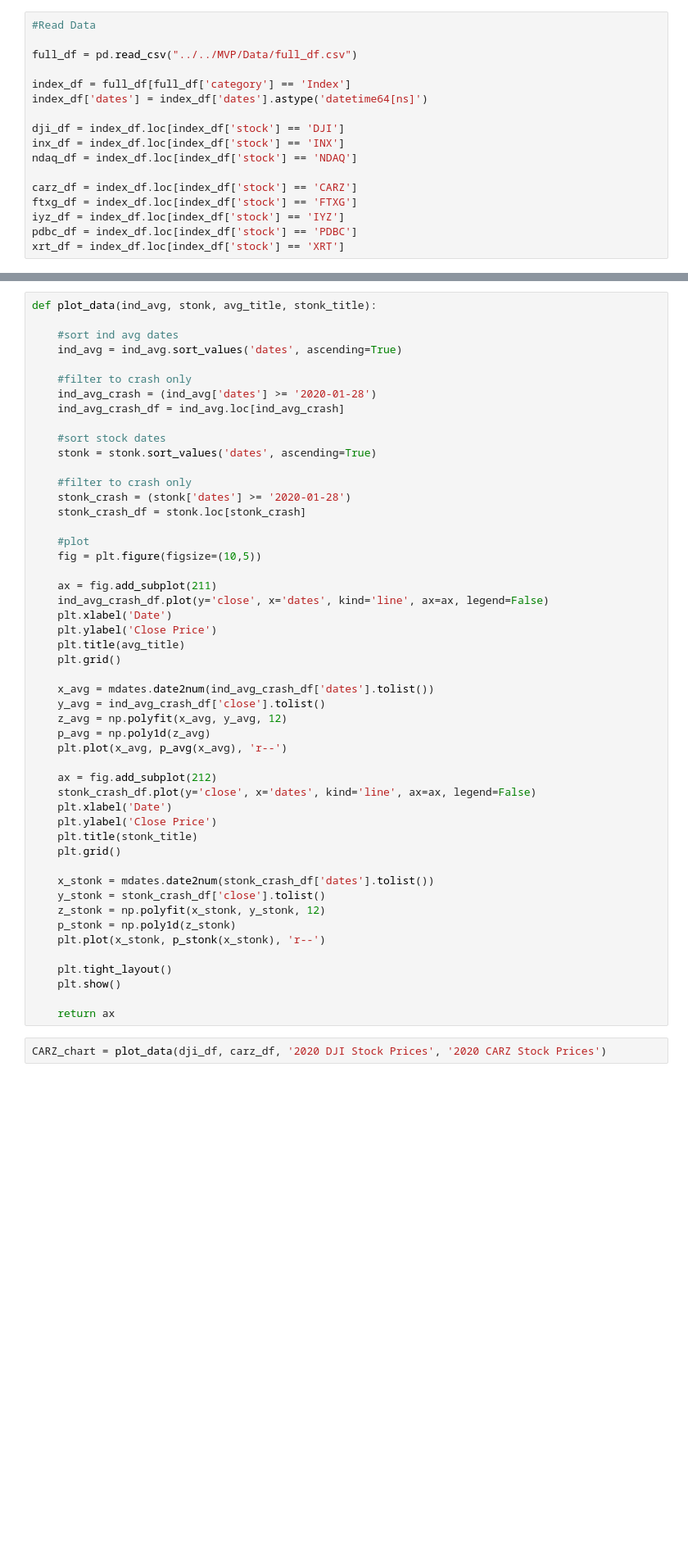
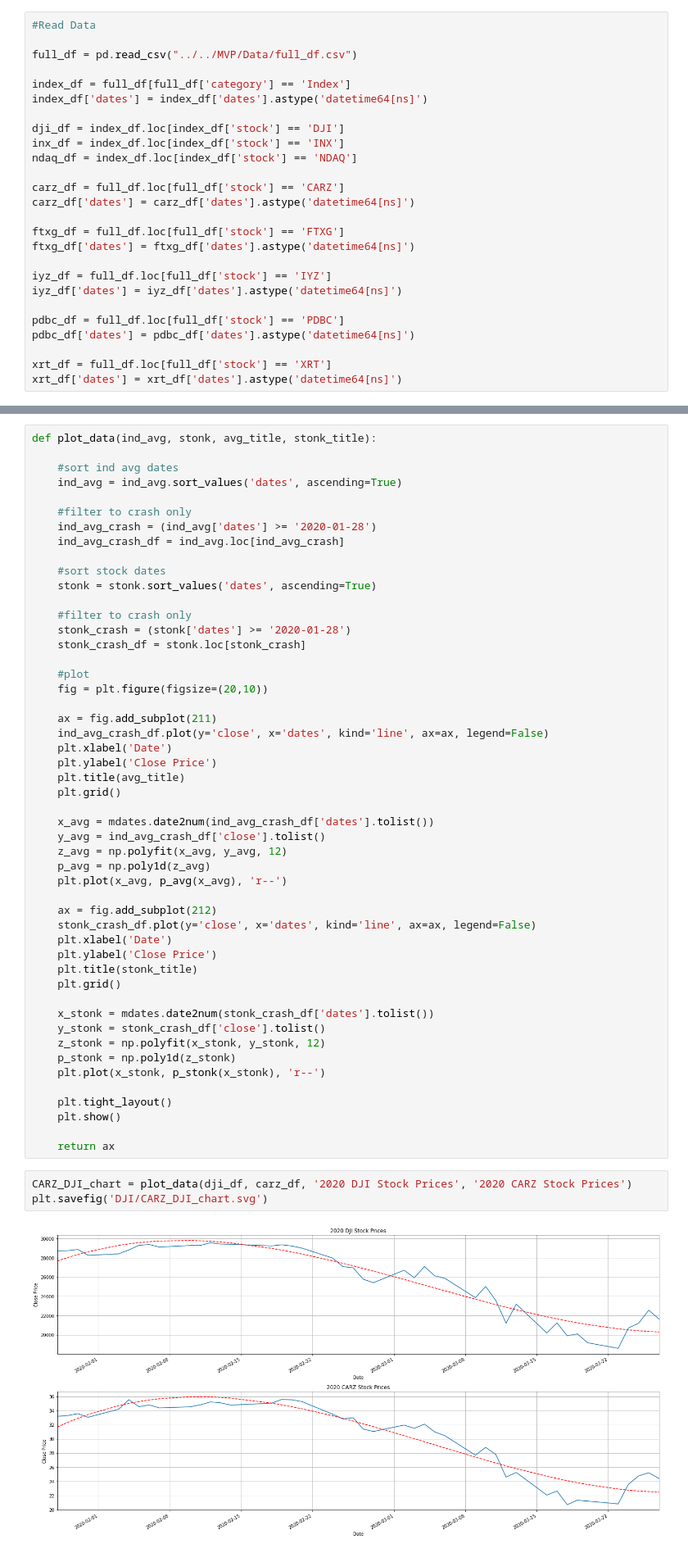
Before and after one commit to Sal-r/Corona-Virus-Vs-Stock-Market, a Jupyter notebook: DEV/SalR/Salr Data Visualization.ipynb, the cells around one changed output, grey strips where cells are left out. Shown at 82% size. Drawn from its saved outputs; the diff is of its cells as text; blank space fills up the shorter version.

Commit message:
charts
charts are blank?

```diff
--- a/DEV/SalR/Salr Data Visualization.ipynb
+++ b/DEV/SalR/Salr Data Visualization.ipynb
@@ -20,8 +16,17 @@ dji_df = index_df.loc[index_df['stock'] == 'DJI']
 inx_df = index_df.loc[index_df['stock'] == 'INX']
 ndaq_df = index_df.loc[index_df['stock'] == 'NDAQ']
 
-carz_df = index_df.loc[index_df['stock'] == 'CARZ']
-ftxg_df = index_df.loc[index_df['stock'] == 'FTXG']
-iyz_df = index_df.loc[index_df['stock'] == 'IYZ']
-pdbc_df = index_df.loc[index_df['stock'] == 'PDBC']
-xrt_df = index_df.loc[index_df['stock'] == 'XRT']
+carz_df = full_df.loc[full_df['stock'] == 'CARZ']
+carz_df['dates'] = carz_df['dates'].astype('datetime64[ns]')
+
+ftxg_df = full_df.loc[full_df['stock'] == 'FTXG']
+ftxg_df['dates'] = ftxg_df['dates'].astype('datetime64[ns]')
+
+iyz_df = full_df.loc[full_df['stock'] == 'IYZ']
+iyz_df['dates'] = iyz_df['dates'].astype('datetime64[ns]')
+
+pdbc_df = full_df.loc[full_df['stock'] == 'PDBC']
+pdbc_df['dates'] = pdbc_df['dates'].astype('datetime64[ns]')
+
+xrt_df = full_df.loc[full_df['stock'] == 'XRT']
+xrt_df['dates'] = xrt_df['dates'].astype('datetime64[ns]')
@@ -43,7 +66,7 @@ def plot_data(ind_avg, stonk, avg_title, stonk_title):
     stonk_crash_df = stonk.loc[stonk_crash]
 
     #plot
-    fig = plt.figure(figsize=(10,5))
+    fig = plt.figure(figsize=(20,10))
 
     ax = fig.add_subplot(211)
     ind_avg_crash_df.plot(y='close', x='dates', kind='line', ax=ax, legend=False)
@@ -76,4 +99,7 @@ def plot_data(ind_avg, stonk, avg_title, stonk_title):
 
     return ax
 # %%
-CARZ_chart = plot_data(dji_df, carz_df, '2020 DJI Stock Prices', '2020 CARZ Stock Prices')
+CARZ_DJI_chart = plot_data(dji_df, carz_df, '2020 DJI Stock Prices', '2020 CARZ Stock Prices')
+plt.savefig('DJI/CARZ_DJI_chart.svg')
+# %% [output]
+[figure, added]
```
Also changed, not shown: parts of 17 cells of this notebook, 17 other files.
